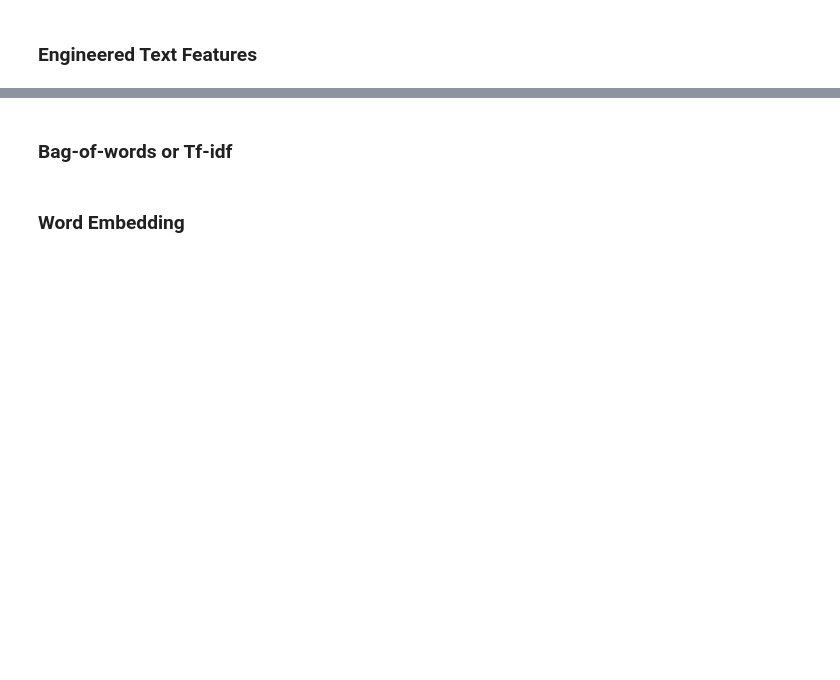
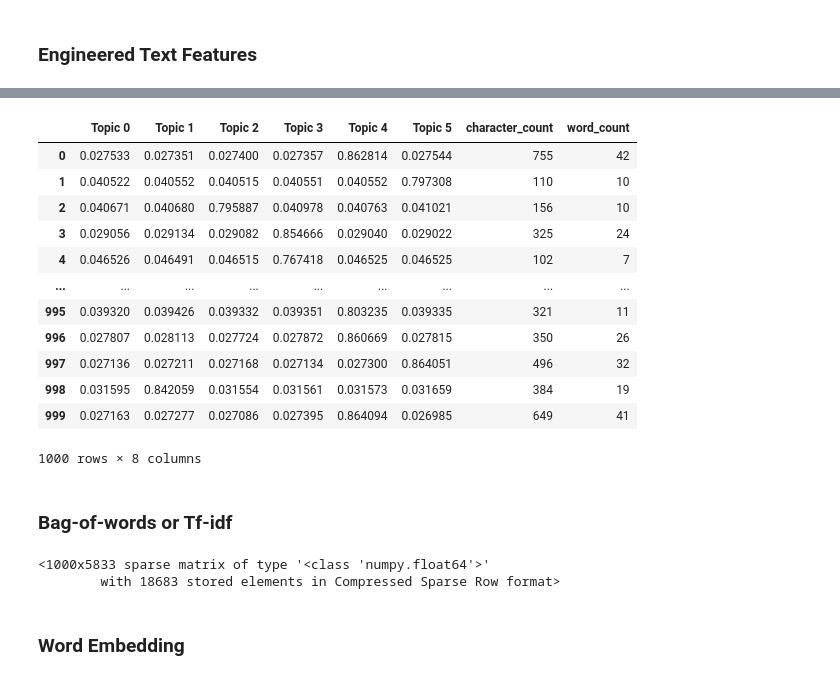
Before and after one commit to paulbsalamanca/CSS-Project-5-Team-6-Spring-2021, a Jupyter notebook: Project 5 Student.ipynb, the cells around one changed output, grey strips where cells are left out. Drawn from its saved outputs; the diff is of its cells as text; code cells hidden in the pictures; blank space fills up the shorter version.

```diff
--- a/Project 5 Student.ipynb
+++ b/Project 5 Student.ipynb
@@ -321,0 +316,3 @@ The topics don't seem super well-separated or coherent, so we may have to play a
+# %%
+topic_dist = lda.transform(tfidf_matrix)
+topic_dist
@@ -321,0 +333,4 @@ The topics don't seem super well-separated or coherent, so we may have to play a
+# %%
+topic_dist_df = pd.DataFrame(topic_dist, columns = ["Topic " + str(x) for x in range(0, lda.n_components)])
+df_w_topics = topic_dist_df.join(congress_tweets.reset_index())
+df_w_topics.head()
@@ -345,0 +413,4 @@ In the next section, you will experiment with each of these featurization techni
+# %%
+# Engineered Features
+word_count = pd.DataFrame([len(str(x).split()) for x in congress_tweets['tokens']], columns = ['word_count'])
+word_count
@@ -345,0 +431,3 @@ In the next section, you will experiment with each of these featurization techni
+# %%
+character_count = pd.DataFrame([len(x) for x in congress_tweets['text']], columns = ['character_count'])
+character_count
@@ -346,8 +468,31 @@ In the next section, you will experiment with each of these featurization techni
+# %%
+# combine into dataframe
+
+engineered_features = topic_dist_df.join(character_count).join(word_count)
+'''.join(sentiment_score)'''
+engineered_features
+# %% [output]
+|  | Topic 0 | Topic 1 | Topic 2 | Topic 3 | Topic 4 | Topic 5 | character_count | word_count |
+| 0 | 0.027533 | 0.027351 | 0.027400 | 0.027357 | 0.862814 | 0.027544 | 755 | 42 |
+| 1 | 0.040522 | 0.040552 | 0.040515 | 0.040551 | 0.040552 | 0.797308 | 110 | 10 |
+| 2 | 0.040671 | 0.040680 | 0.795887 | 0.040978 | 0.040763 | 0.041021 | 156 | 10 |
+| 3 | 0.029056 | 0.029134 | 0.029082 | 0.854666 | 0.029040 | 0.029022 | 325 | 24 |
+| 4 | 0.046526 | 0.046491 | 0.046515 | 0.767418 | 0.046525 | 0.046525 | 102 | 7 |
+| ... | ... | ... | ... | ... | ... | ... | ... | ... |
+| 995 | 0.039320 | 0.039426 | 0.039332 | 0.039351 | 0.803235 | 0.039335 | 321 | 11 |
+| 996 | 0.027807 | 0.028113 | 0.027724 | 0.027872 | 0.860669 | 0.027815 | 350 | 26 |
+| 997 | 0.027136 | 0.027211 | 0.027168 | 0.027134 | 0.027300 | 0.864051 | 496 | 32 |
+| 998 | 0.031595 | 0.842059 | 0.031554 | 0.031561 | 0.031573 | 0.031659 | 384 | 19 |
+| 999 | 0.027163 | 0.027277 | 0.027086 | 0.027395 | 0.864094 | 0.026985 | 649 | 41 |
+1000 rows × 8 columns
 # %% [markdown]
 ### Bag-of-words or Tf-idf
 # %%
 # Frequency Based featurization
-...
+tfidf_matrix
+# %% [output]
+<1000x5833 sparse matrix of type '<class 'numpy.float64'>'
+        with 18683 stored elements in Compressed Sparse Row format>
 # %% [markdown]
 ### Word Embedding
 # %%
```
Also changed, not shown: parts of 25 cells of this notebook.
